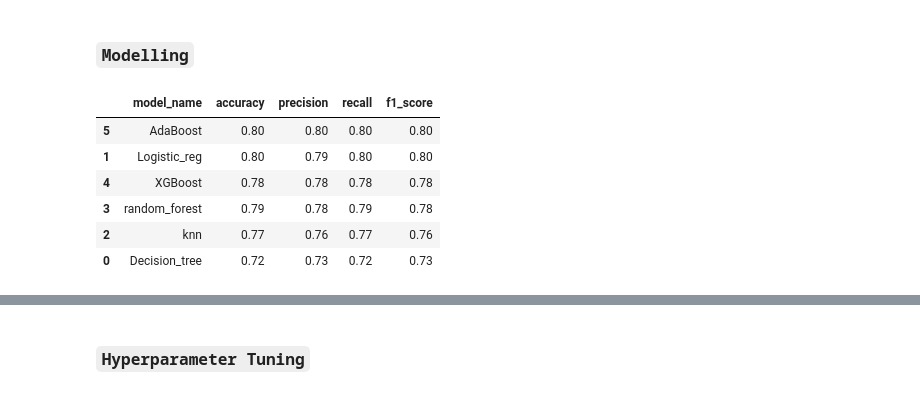
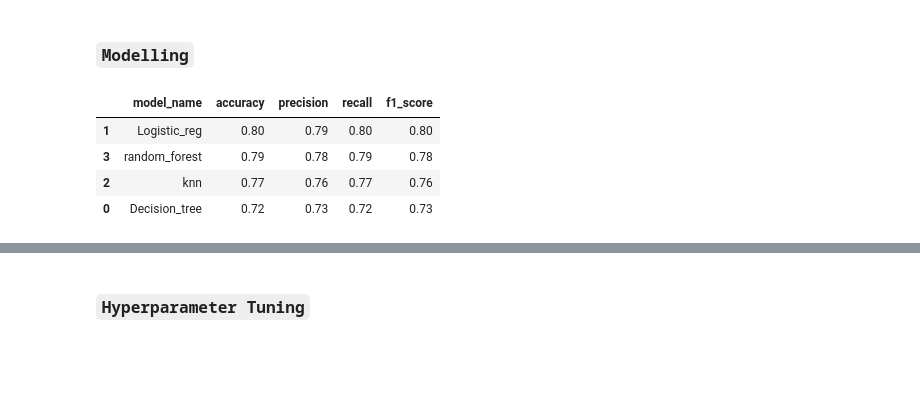
Before and after one commit to heldana30/Customer_Churn_Prediction, a Jupyter notebook: customer_churn_prediction.ipynb, the cells around one changed output, grey strips where cells are left out. Saved outputs shown, nothing was run; the diff lists cells and outputs as text; code cells hidden in the pictures; blank space fills up the shorter version.

```diff
--- a/customer_churn_prediction.ipynb
+++ b/customer_churn_prediction.ipynb
@@ -1188,14 +1194,12 @@ preprocessor = ColumnTransformer(transformers=[
 # %% [markdown]
 ### `Modelling`
 # %%
-from sklearn.ensemble import AdaBoostClassifier
 models =[
     ('Decision_tree', DecisionTreeClassifier(random_state=42)),
     ('Logistic_reg', LogisticRegression(random_state=42)),
     ('knn', KNeighborsClassifier(n_neighbors=5)),
     ('random_forest', RandomForestClassifier(random_state = 42)),
-    ('XGBoost', XGBClassifier(random_state=42)),  # Add XGBoost
-    ('AdaBoost', AdaBoostClassifier(random_state=42))  # Add AdaBoost
+
 ]
 
 # Creating dictionary for the models
@@ -1206,36 +1210,37 @@ metrics_table = pd.DataFrame(columns=['model_name', 'accuracy', 'precision', 're
 
 # Loop over models and create pipelines, fit models, and calculate metrics
 for model_name, classifier in models:
     final_pipeline = Pipeline(steps=[
         ('preprocessor', preprocessor),
         ('classifier', classifier)
     ])
 
     # Fit the pipeline on training data
     final_pipeline.fit(X_train, y_train_encoded)
 
     # Make predictions on the evaluation dataset
     y_pred = final_pipeline.predict(X_eval)
 
     # Calculate classification report metrics
     metrics = classification_report(y_eval_encoded, y_pred, output_dict=True)
 
+    # Add all pipelines into all_pipeline dictionary
+    all_pipelines[model_name] = final_pipeline
+
     # Extract metrics for the current model
     accuracy = metrics['accuracy']
     precision = metrics['weighted avg']['precision']
     recall = metrics['weighted avg']['recall']
     f1_score = metrics['weighted avg']['f1-score']
 
     # Add metrics to metrics_table
     metrics_table.loc[len(metrics_table)] = [model_name, accuracy, precision, recall, f1_score]
 
 # Display the metrics table
 metrics_table.sort_values(ascending=False, by='f1_score')
 # %% [output]
 |  | model_name | accuracy | precision | recall | f1_score |
-| 5 | AdaBoost | 0.80 | 0.80 | 0.80 | 0.80 |
 | 1 | Logistic_reg | 0.80 | 0.79 | 0.80 | 0.80 |
-| 4 | XGBoost | 0.78 | 0.78 | 0.78 | 0.78 |
 | 3 | random_forest | 0.79 | 0.78 | 0.79 | 0.78 |
 | 2 | knn | 0.77 | 0.76 | 0.77 | 0.76 |
 | 0 | Decision_tree | 0.72 | 0.73 | 0.72 | 0.73 |
```
Also changed, not shown: parts of 23 cells of this notebook, 1 other file.
